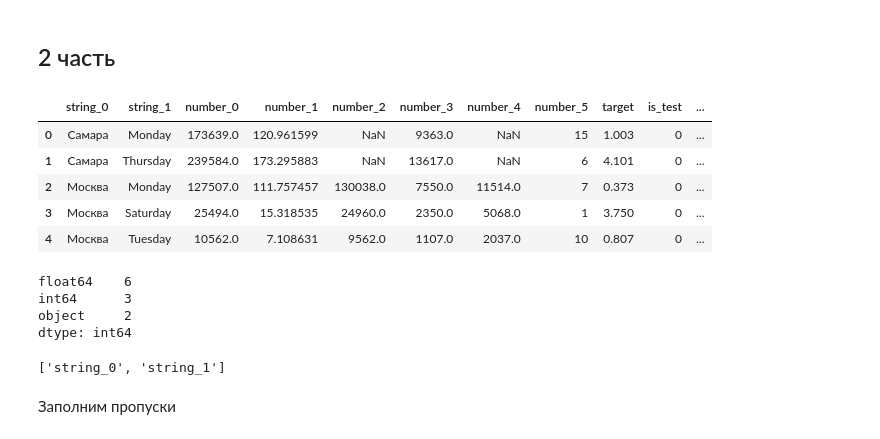
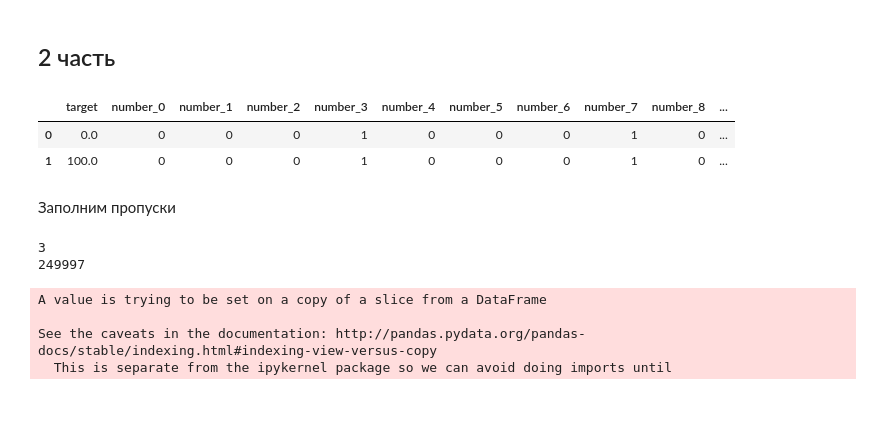
Before and after one commit to CobaltLS/MachineLearning, a Jupyter notebook: SDSJ/SDSJ2018.ipynb, the cells around one changed output. Drawn from its saved outputs; the diff is of its cells as text; code cells hidden in the pictures; blank space fills up the shorter version.

```diff
--- a/SDSJ/SDSJ2018.ipynb
+++ b/SDSJ/SDSJ2018.ipynb
@@ -539,24 +534,15 @@ plt.show()
 # %% [markdown]
 ## 2 часть
 # %%
-data = pd.read_csv('data/check_2_r/train.csv')
-data_test = pd.read_csv('data/check_2_r/test.csv')
-target_test = pd.read_csv('data/check_2_r/test-target.csv')
+data = pd.read_csv('data/check_3_r/train.csv')
+data_test = pd.read_csv('data/check_3_r/test.csv')
+target_test = pd.read_csv('data/check_3_r/test-target.csv')
+data.drop(["line_id", "datetime_0", "id_0"], axis=1, inplace=True)
+data_test.drop(["line_id", "datetime_0", "id_0"], axis=1, inplace=True)
+target_test.drop(["line_id"], axis=1, inplace=True)
 # %%
-data.head(5)
+data.head(2)
 # %% [output]
-|  | string_0 | string_1 | number_0 | number_1 | number_2 | number_3 | number_4 | number_5 | target | is_test | ... |
-| 0 | Самара | Monday | 173639.0 | 120.961599 | NaN | 9363.0 | NaN | 15 | 1.003 | 0 | ... |
-| 1 | Самара | Thursday | 239584.0 | 173.295883 | NaN | 13617.0 | NaN | 6 | 4.101 | 0 | ... |
-| 2 | Москва | Monday | 127507.0 | 111.757457 | 130038.0 | 7550.0 | 11514.0 | 7 | 0.373 | 0 | ... |
-| 3 | Москва | Saturday | 25494.0 | 15.318535 | 24960.0 | 2350.0 | 5068.0 | 1 | 3.750 | 0 | ... |
-| 4 | Москва | Tuesday | 10562.0 | 7.108631 | 9562.0 | 1107.0 | 2037.0 | 10 | 0.807 | 0 | ... |
+|  | target | number_0 | number_1 | number_2 | number_3 | number_4 | number_5 | number_6 | number_7 | number_8 | ... |
+| 0 | 0.0 | 0 | 0 | 0 | 1 | 0 | 0 | 0 | 1 | 0 | ... |
+| 1 | 100.0 | 0 | 0 | 0 | 1 | 0 | 0 | 0 | 1 | 0 | ... |
-# %%
-print(data.dtypes.value_counts())
-data.dtypes[data.dtypes == object].index.tolist()
-# %% [output]
-float64    6
-int64      3
-object     2
-dtype: int64
-['string_0', 'string_1']
@@ -581,5 +549,18 @@ target_test_class = (target_test>0).astype(int)
 # %% [markdown]
 Заполним пропуски
+# %%
+print(data["target"][data["target"]<0].count())
+print(data["target"][data["target"]>=0].count())
+data["target"][data["target"]<0] = 0
+
+target = data.pop("target")
+# %% [output]
+3
+249997
+A value is trying to be set on a copy of a slice from a DataFrame
+
+See the caveats in the documentation: http://pandas.pydata.org/pandas-docs/stable/indexing.html#indexing-view-versus-copy
+  This is separate from the ipykernel package so we can avoid doing imports until
 # %%
 from sklearn.impute import SimpleImputer
 imputer = SimpleImputer(missing_values=np.nan, strategy='mean')
```
Also changed, not shown: parts of 46 cells of this notebook.
